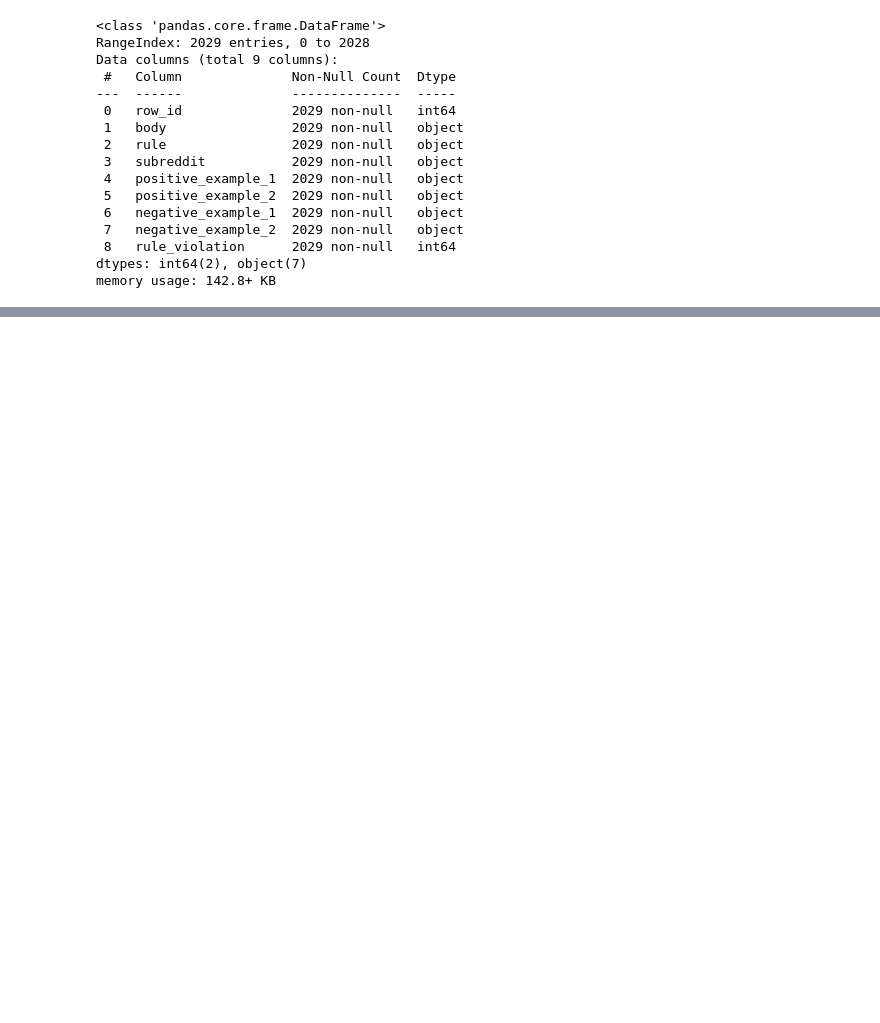
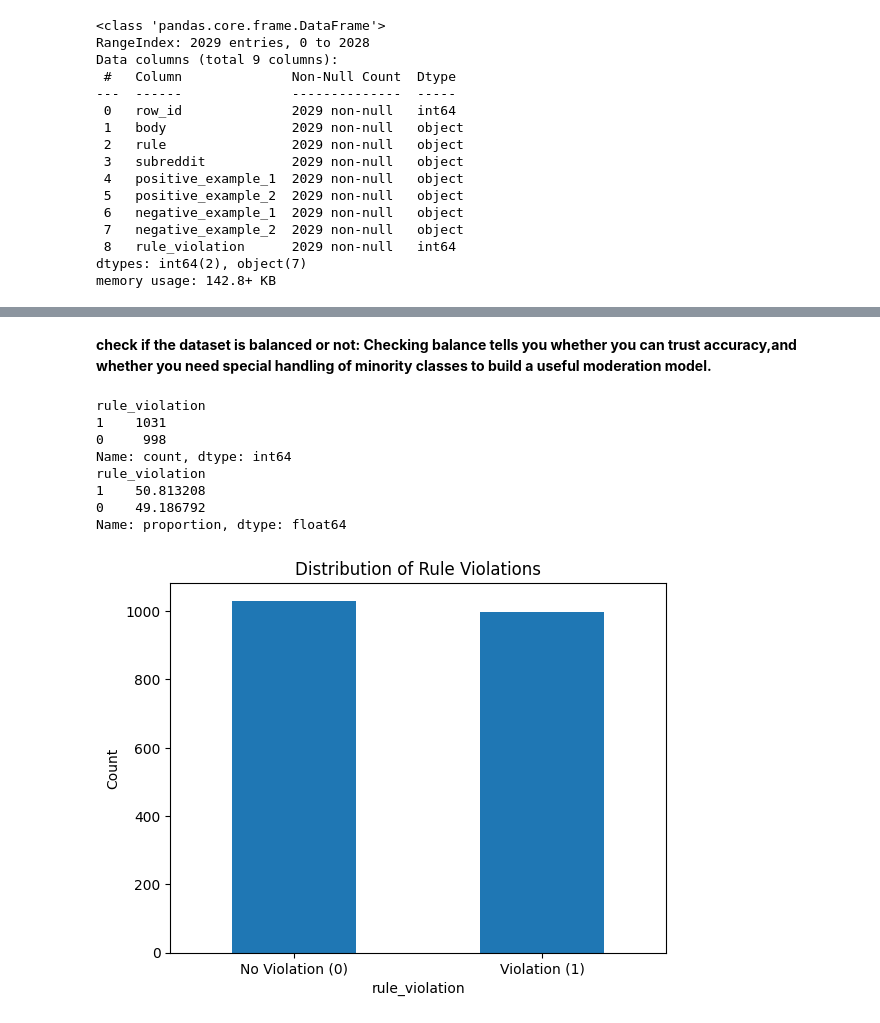
Before and after one commit to meriemDahil/Kaggle-Competition, a Jupyter notebook: redditCompitition.ipynb, the cells around one changed output, grey strips where cells are left out. Saved outputs shown, nothing was run; the diff lists cells and outputs as text; code cells hidden in the pictures; blank space fills up the shorter version.

```diff
--- a/redditCompitition.ipynb
+++ b/redditCompitition.ipynb
@@ -63,0 +35,22 @@ df.head
+# %% [markdown]
+
+**check if the dataset is balanced or not: Checking balance tells you whether you can trust accuracy,and whether you need special handling of minority classes to build a useful moderation model.**
+# %%
+print(df['rule_violation'].value_counts())
+print(df['rule_violation'].value_counts(normalize=True) * 100)  # pourcentage
+
+df['rule_violation'].value_counts().plot(kind='bar')
+plt.xticks([0, 1], ['No Violation (0)', 'Violation (1)'], rotation=0)
+plt.ylabel("Count")
+plt.title("Distribution of Rule Violations")
+plt.show()
+# %% [output]
+rule_violation
+1    1031
+0     998
+Name: count, dtype: int64
+rule_violation
+1    50.813208
+0    49.186792
+Name: proportion, dtype: float64
+[figure, added]
```
Also changed, not shown: parts of 12 cells of this notebook.
